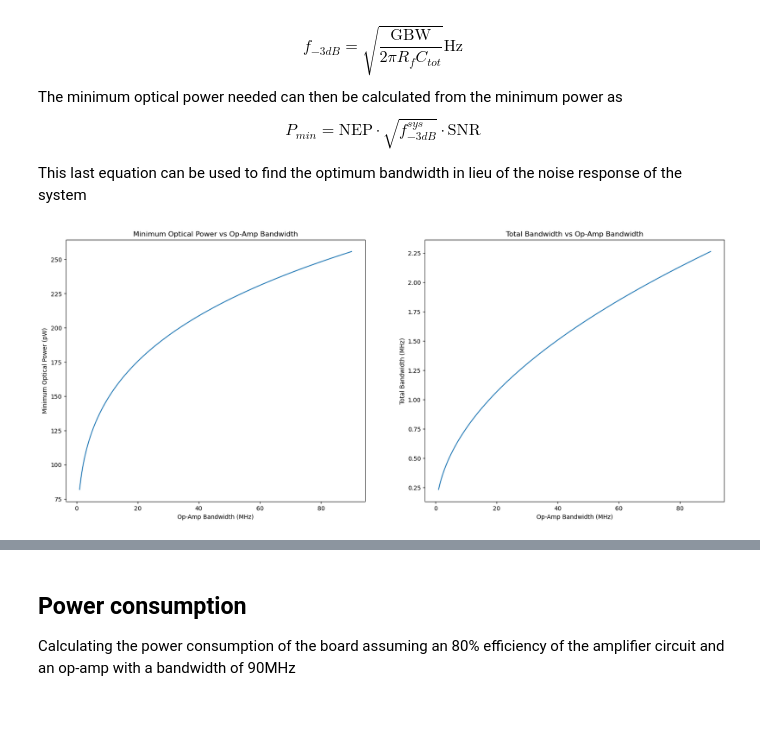
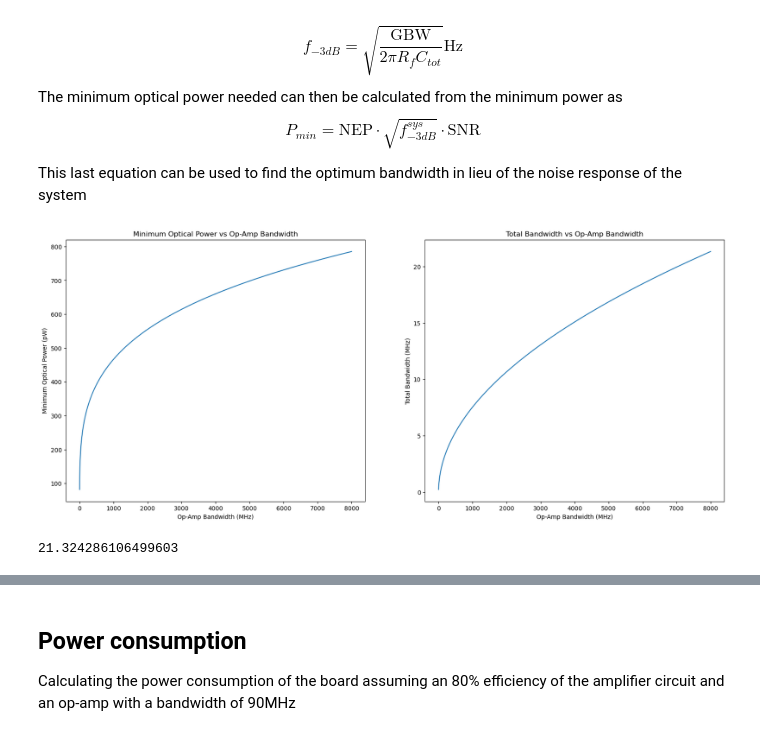
Before and after one commit to sainikhileshmurtyk/OENN-Analysis, a Jupyter notebook: Power and Response/2023-11-16 Power Analysis.ipynb, the cells around one changed output, grey strips where cells are left out. Cells and saved outputs as stored; diff of their text form; code cells hidden in the pictures.

Commit message:
Post paper figures commit

```diff
--- a/Power and Response/2023-11-16 Power Analysis.ipynb
+++ b/Power and Response/2023-11-16 Power Analysis.ipynb
@@ -9,6 +9,16 @@ from scipy.optimize import curve_fit
 # Plotting Libraries
 import matplotlib.pyplot as plt
 
+# For saving the text as text in the svg file
+plt.rcParams['svg.fonttype'] = 'none'
+
+# For saving the text as curves in the svg file
+# plt.rcParams['svg.fonttype'] = 'path'
+
+# Set the font of the text in the svg file
+plt.rcParams['font.family'] = 'sans-serif'
+plt.rcParams['font.sans-serif'] = 'DejaVu Sans'
+
 # Data management Libraries
 import pandas as pd
 import pickle
@@ -751,33 +739,37 @@ def total_bandwidth_calc(bandwidth_1, bandwidth_2):
     return 1/np.sqrt((1/bandwidth_1**2) + (1/bandwidth_2**2))
 # %%
 # Possible bandwidth ranges on the op-amps that we could choose
-oa_bandwidth_range = np.linspace(1e6, 90e6, 10000)
+oa_bandwidth_range = np.linspace(1e6, 8e9, 10000)
 
 # Fixing the feedback resistance value (to maintain the gain) and for the same PCB design and photodiode capacitance (8pF at -4V bias)
 Rf = 350 * 1e3
 Rl = 10
 Cf = 8 * 1e-12
 
 # Parameters from the photodiode
 noise_equivalent_power = 0.017 * 1e-12
 snr = 10
 
 # Calculating the minimum optical power
 min_power = min_power_calc(total_bandwidth_calc(tia_bandwidth(oa_bandwidth_range, Rf, Cf), vf_bandwidth(oa_bandwidth_range)), noise_equivalent_power, snr)
 
 # Plotting the minimum optical power vs the op-amp bandwidth
 plt.figure(figsize=(20, 8))
 plt.subplot(121)
 plt.plot(oa_bandwidth_range/1e6, min_power/1e-12)
 plt.xlabel('Op-Amp Bandwidth (MHz)')
 plt.ylabel('Minimum Optical Power (pW)')
 plt.title('Minimum Optical Power vs Op-Amp Bandwidth')
 
 plt.subplot(122)
 plt.plot(oa_bandwidth_range/1e6, total_bandwidth_calc(tia_bandwidth(oa_bandwidth_range, Rf, Cf), vf_bandwidth(oa_bandwidth_range))/1e6)
 plt.xlabel('Op-Amp Bandwidth (MHz)')
 plt.ylabel('Total Bandwidth (MHz)')
 plt.title('Total Bandwidth vs Op-Amp Bandwidth')
 plt.show()
 # %% [output]
-[figure, old version]
+[figure, new version]
+# %%
+np.max(total_bandwidth_calc(tia_bandwidth(oa_bandwidth_range, Rf, Cf), vf_bandwidth(oa_bandwidth_range))/1e6)
+# %% [output]
+21.324286106499603
```
Also changed, not shown: parts of 27 cells of this notebook, 4 other files.
